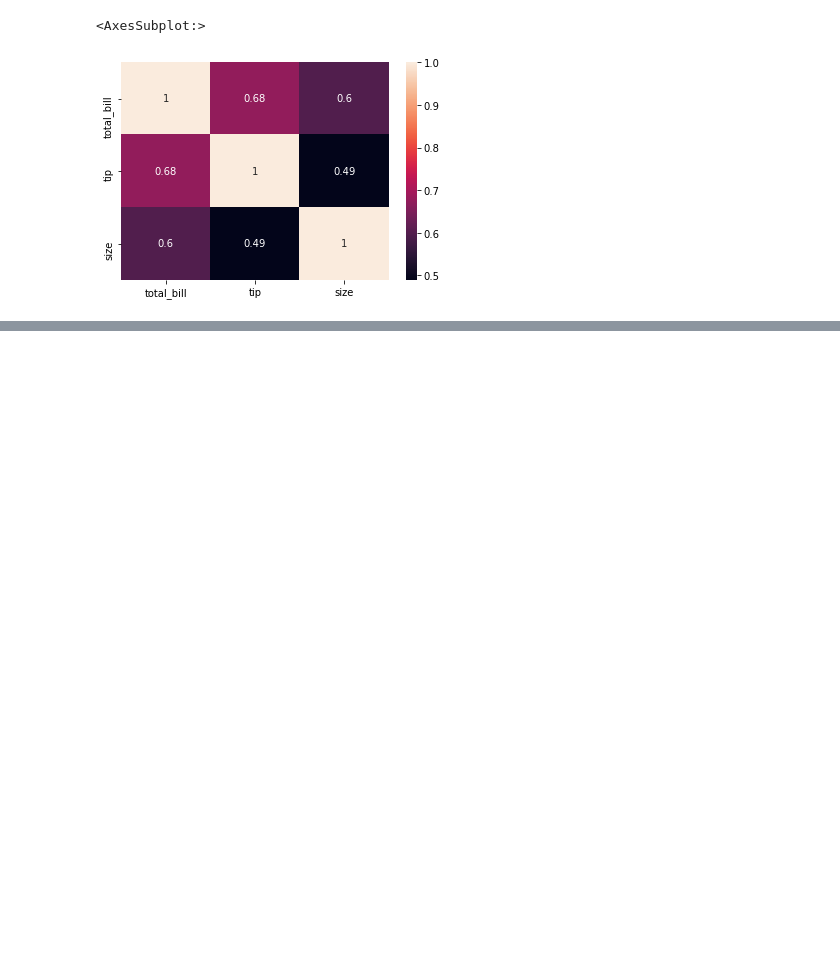
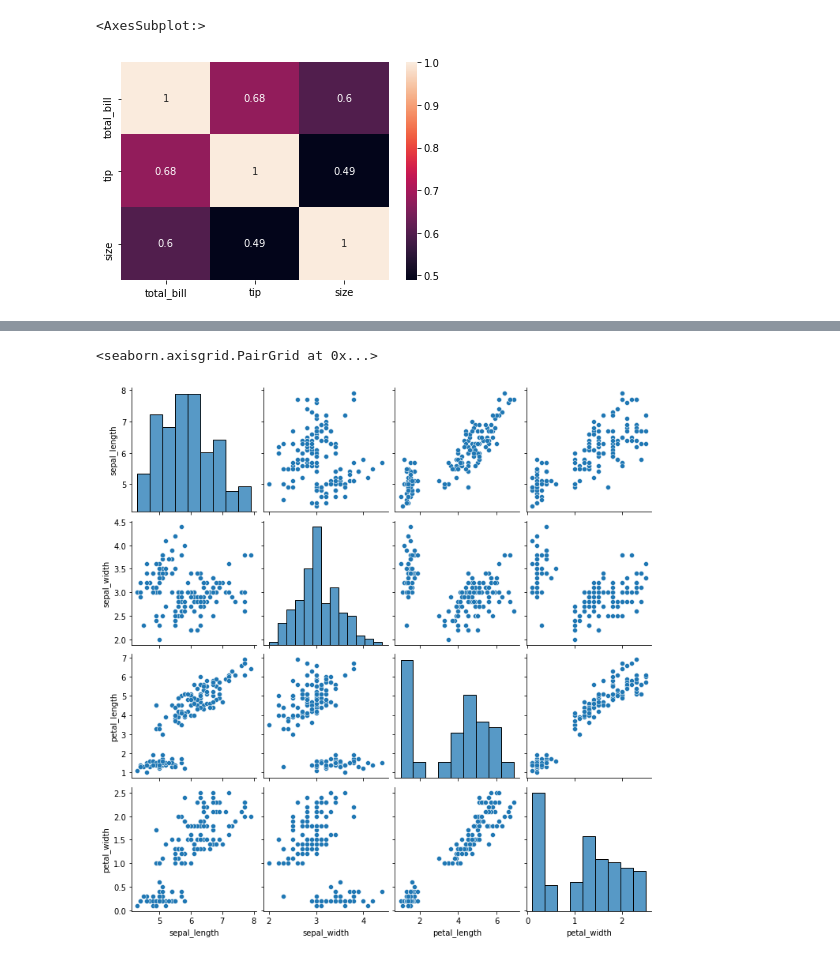
Before and after one commit to GKPSingh/28May2021, a Jupyter notebook: Practice.ipynb, the cells around one changed output, grey strips where cells are left out. Cells and saved outputs as stored; diff of their text form; code cells hidden in the pictures; blank space fills up the shorter version.

```diff
--- a/Practice.ipynb
+++ b/Practice.ipynb
@@ -551,0 +589,2 @@ sns.heatmap(tc, annot = True)
+# %%
+iris = sns.load_dataset('iris')
@@ -551,0 +600,5 @@ sns.heatmap(tc, annot = True)
+# %%
+sns.pairplot(iris)
+# %% [output]
+<seaborn.axisgrid.PairGrid at 0x...>
+[figure, added]
```
Also changed, not shown: parts of 28 cells of this notebook.
